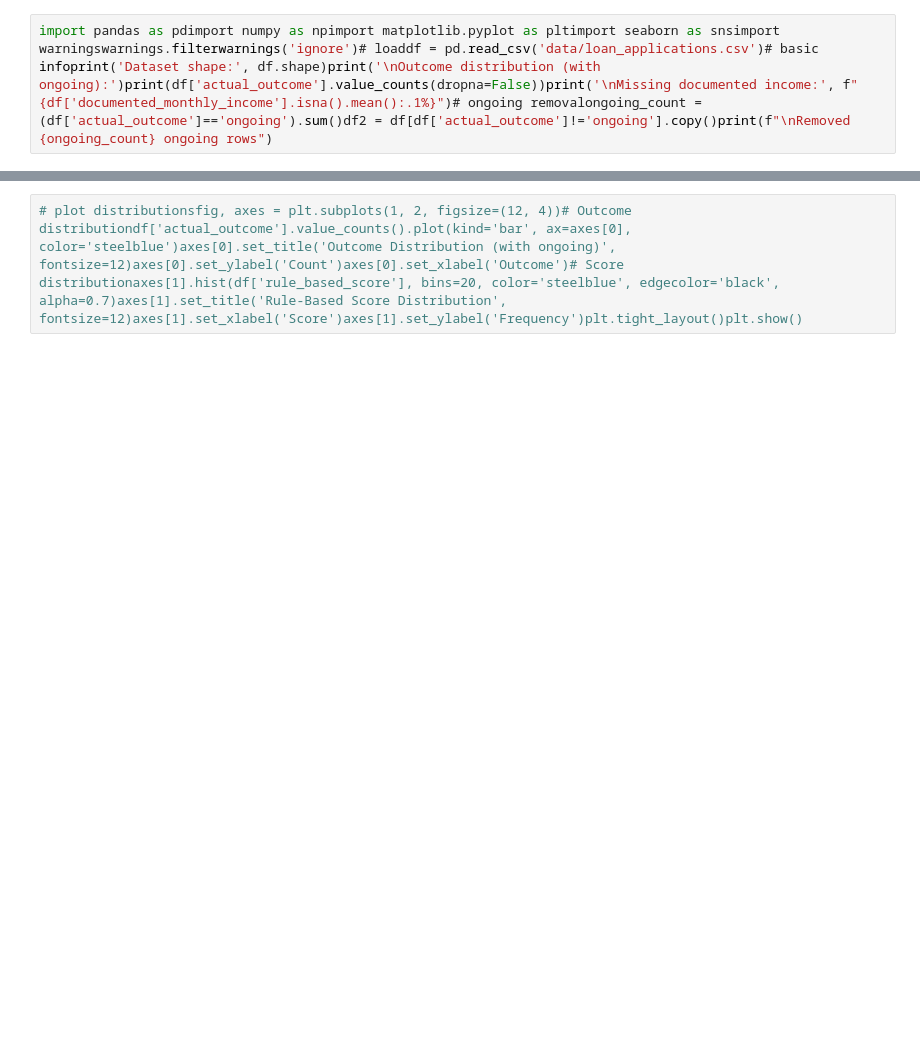
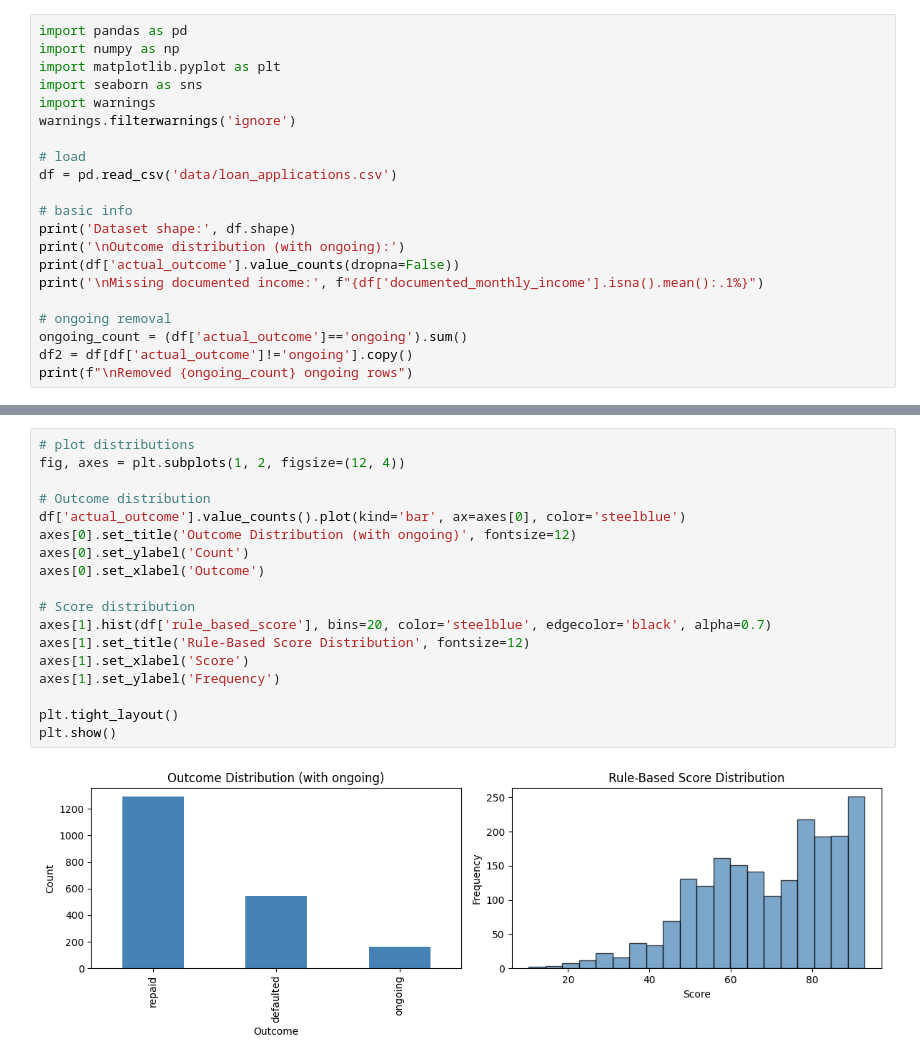
Before and after one commit to GuoGuoLinLinRanger/LoanPredictionModel, a Jupyter notebook: realpres.ipynb, the cells around one changed output, grey strips where cells are left out. Drawn from its saved outputs; the diff is of its cells as text; blank space fills up the shorter version.

```diff
--- a/realpres.ipynb
+++ b/realpres.ipynb
@@ -5,2 +9,21 @@
 # %%
-import pandas as pdimport numpy as npimport matplotlib.pyplot as pltimport seaborn as snsimport warningswarnings.filterwarnings('ignore')# loaddf = pd.read_csv('data/loan_applications.csv')# basic infoprint('Dataset shape:', df.shape)print('\nOutcome distribution (with ongoing):')print(df['actual_outcome'].value_counts(dropna=False))print('\nMissing documented income:', f"{df['documented_monthly_income'].isna().mean():.1%}")# ongoing removalongoing_count = (df['actual_outcome']=='ongoing').sum()df2 = df[df['actual_outcome']!='ongoing'].copy()print(f"\nRemoved {ongoing_count} ongoing rows")
+import pandas as pd
+import numpy as np
+import matplotlib.pyplot as plt
+import seaborn as sns
+import warnings
+warnings.filterwarnings('ignore')
+
+# load
+df = pd.read_csv('data/loan_applications.csv')
+
+# basic info
+print('Dataset shape:', df.shape)
+print('\nOutcome distribution (with ongoing):')
+print(df['actual_outcome'].value_counts(dropna=False))
+print('\nMissing documented income:', f"{df['documented_monthly_income'].isna().mean():.1%}")
+
+# ongoing removal
+ongoing_count = (df['actual_outcome']=='ongoing').sum()
+df2 = df[df['actual_outcome']!='ongoing'].copy()
+print(f"\nRemoved {ongoing_count} ongoing rows")
@@ -7,3 +43,21 @@ import pandas as pdimport numpy as npimport matplotlib.pyplot as pltimport seabo
 # %%
-# plot distributionsfig, axes = plt.subplots(1, 2, figsize=(12, 4))# Outcome distributiondf['actual_outcome'].value_counts().plot(kind='bar', ax=axes[0], color='steelblue')axes[0].set_title('Outcome Distribution (with ongoing)', fontsize=12)axes[0].set_ylabel('Count')axes[0].set_xlabel('Outcome')# Score distributionaxes[1].hist(df['rule_based_score'], bins=20, color='steelblue', edgecolor='black', alpha=0.7)axes[1].set_title('Rule-Based Score Distribution', fontsize=12)axes[1].set_xlabel('Score')axes[1].set_ylabel('Frequency')plt.tight_layout()plt.show()
+# plot distributions
+fig, axes = plt.subplots(1, 2, figsize=(12, 4))
+
+# Outcome distribution
+df['actual_outcome'].value_counts().plot(kind='bar', ax=axes[0], color='steelblue')
+axes[0].set_title('Outcome Distribution (with ongoing)', fontsize=12)
+axes[0].set_ylabel('Count')
+axes[0].set_xlabel('Outcome')
+
+# Score distribution
+axes[1].hist(df['rule_based_score'], bins=20, color='steelblue', edgecolor='black', alpha=0.7)
+axes[1].set_title('Rule-Based Score Distribution', fontsize=12)
+axes[1].set_xlabel('Score')
+axes[1].set_ylabel('Frequency')
+
+plt.tight_layout()
+plt.show()
+# %% [output]
+[figure, added]
 # %%
```
Also changed, not shown: parts of 13 cells of this notebook.
